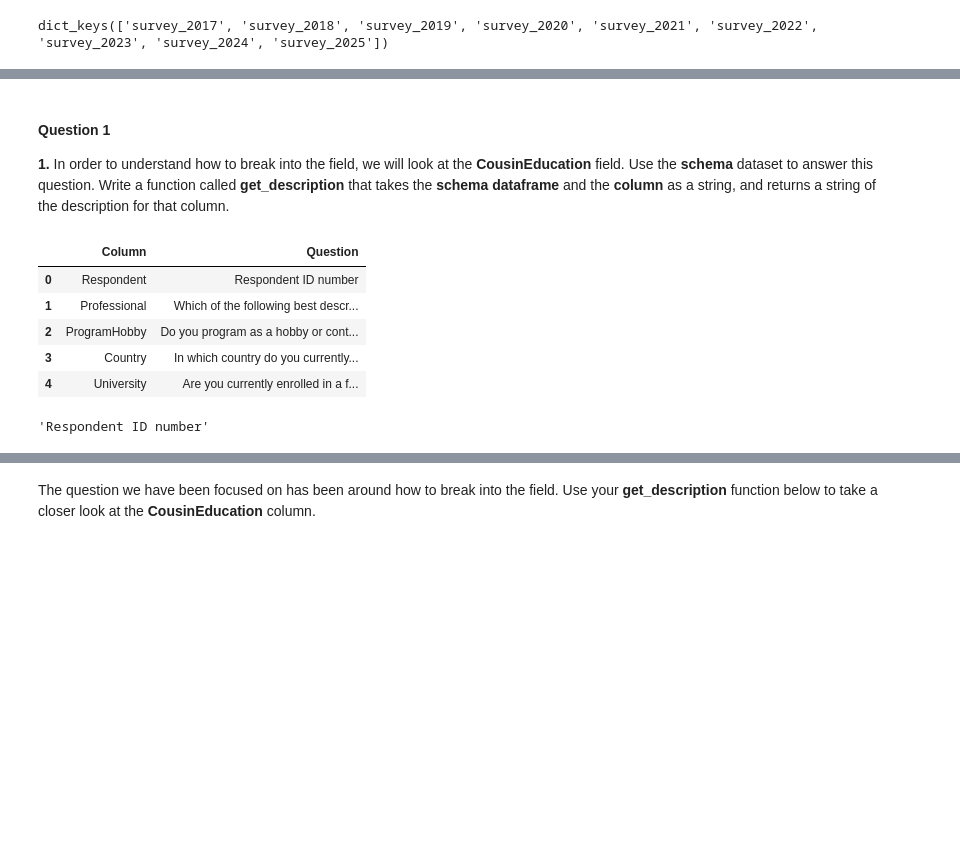
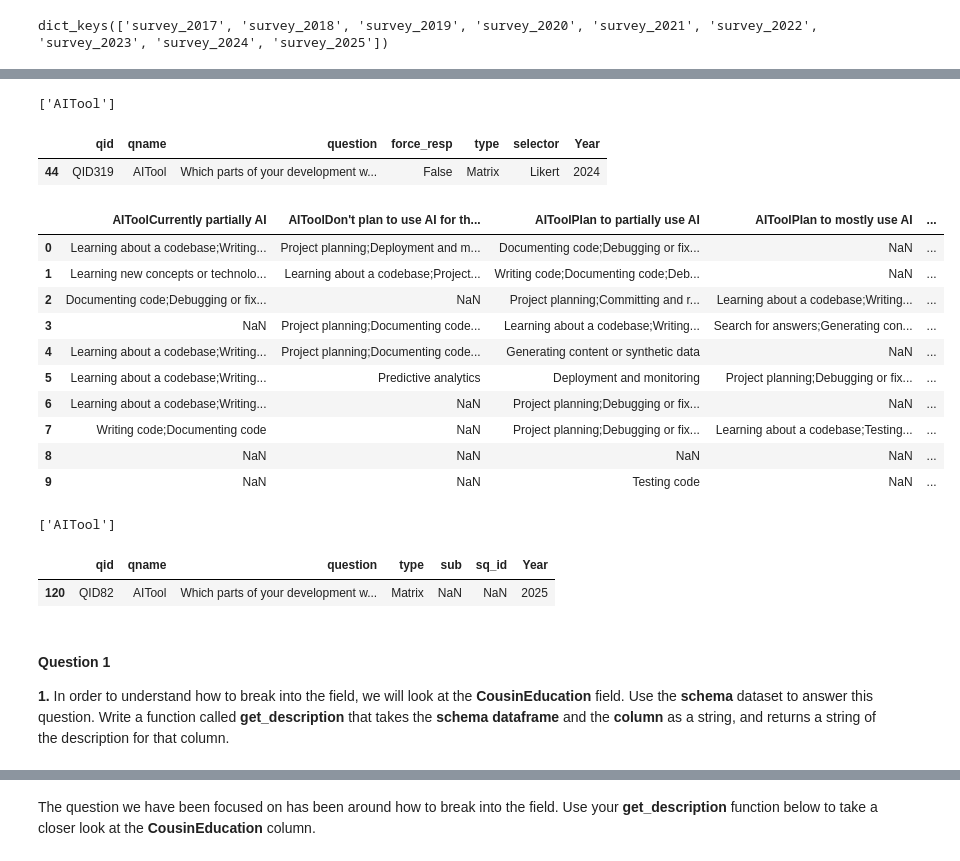
Before and after one commit to UUJI17D/StackoverflowSurvey_UpskillingProject, a Jupyter notebook: Project.ipynb, the cells around one changed output, grey strips where cells are left out. Saved outputs shown, nothing was run; the diff lists cells and outputs as text; code cells hidden in the pictures; blank space fills up the shorter version.

Commit message:
more helper functions, started looking into duplicates

```diff
--- a/Project.ipynb
+++ b/Project.ipynb
@@ -234,0 +571,3 @@ matches.head()
+# %%
+schema_dfs["survey_2023"]["qname"] = schema_dfs["survey_2023"]["qname"].replace({"AIBen": "AIAcc", "AIAcc": "AIBen"})
+survey_dfs["survey_2023"].rename(columns={"AIBen": "AIAcc", "AIAcc": "AIBen"}, inplace=True)
@@ -235,29 +753,37 @@ matches.head()
+# %%
+[item for item in schema_dfs["survey_2024"]["qname"] if "AITool" in item]
+# %% [output]
+['AITool']
+# %%
+schema_dfs["survey_2024"][schema_dfs["survey_2024"]["qname"]=="AITool"]
+# %% [output]
+|  | qid | qname | question | force_resp | type | selector | Year |
+| 44 | QID319 | AITool | Which parts of your development w... | False | Matrix | Likert | 2024 |
+# %%
+tool_col_names = [col for col in survey_dfs["survey_2025"].columns if "AITool" in col]
+survey_dfs["survey_2025"][tool_col_names].head(10)
+# %% [output]
+|  | AIToolCurrently partially AI | AIToolDon't plan to use AI for th... | AIToolPlan to partially use AI | AIToolPlan to mostly use AI | ... |
+| 0 | Learning about a codebase;Writing... | Project planning;Deployment and m... | Documenting code;Debugging or fix... | NaN | ... |
+| 1 | Learning new concepts or technolo... | Learning about a codebase;Project... | Writing code;Documenting code;Deb... | NaN | ... |
+| 2 | Documenting code;Debugging or fix... | NaN | Project planning;Committing and r... | Learning about a codebase;Writing... | ... |
+| 3 | NaN | Project planning;Documenting code... | Learning about a codebase;Writing... | Search for answers;Generating con... | ... |
+| 4 | Learning about a codebase;Writing... | Project planning;Documenting code... | Generating content or synthetic data | NaN | ... |
+| 5 | Learning about a codebase;Writing... | Predictive analytics | Deployment and monitoring | Project planning;Debugging or fix... | ... |
+| 6 | Learning about a codebase;Writing... | NaN | Project planning;Debugging or fix... | NaN | ... |
+| 7 | Writing code;Documenting code | NaN | Project planning;Debugging or fix... | Learning about a codebase;Testing... | ... |
+| 8 | NaN | NaN | NaN | NaN | ... |
+| 9 | NaN | NaN | Testing code | NaN | ... |
+# %%
+[item for item in schema_dfs["survey_2025"]["qname"] if "AITool" in item]
+# %% [output]
+['AITool']
+# %%
+schema_dfs["survey_2025"][schema_dfs["survey_2025"]["qname"]=="AITool"]
+# %% [output]
+|  | qid | qname | question | type | sub | sq_id | Year |
+| 120 | QID82 | AITool | Which parts of your development w... | Matrix | NaN | NaN | 2025 |
 # %% [markdown]
 #### Question 1
 
 **1.** In order to understand how to break into the field, we will look at the **CousinEducation** field.  Use the **schema** dataset to answer this question.  Write a function called **get_description** that takes the **schema dataframe** and the **column** as a string, and returns a string of the description for that column.
-# %%
-schema.head()
-# %% [output]
-|  | Column | Question |
-| 0 | Respondent | Respondent ID number |
-| 1 | Professional | Which of the following best descr... |
-| 2 | ProgramHobby | Do you program as a hobby or cont... |
-| 3 | Country | In which country do you currently... |
-| 4 | University | Are you currently enrolled in a f... |
-# %%
-def get_description(column_name, schema=schema):
-    '''
-    INPUT - schema - pandas dataframe with the schema of the developers survey
-            column_name - string - the name of the column you would like to know about
-    OUTPUT -
-            desc - string - the description of the column
-    '''
-    desc = schema.loc[schema["Column"] == column_name, "Question"].iloc[0]
-    return desc
-
-#test your code
-#Check your function against solution - you shouldn't need to change any of the below code
-get_description(df.columns[0]) # This should return a string of the first column description
-# %% [output]
-'Respondent ID number'
```
Also changed, not shown: parts of 52 cells of this notebook.
